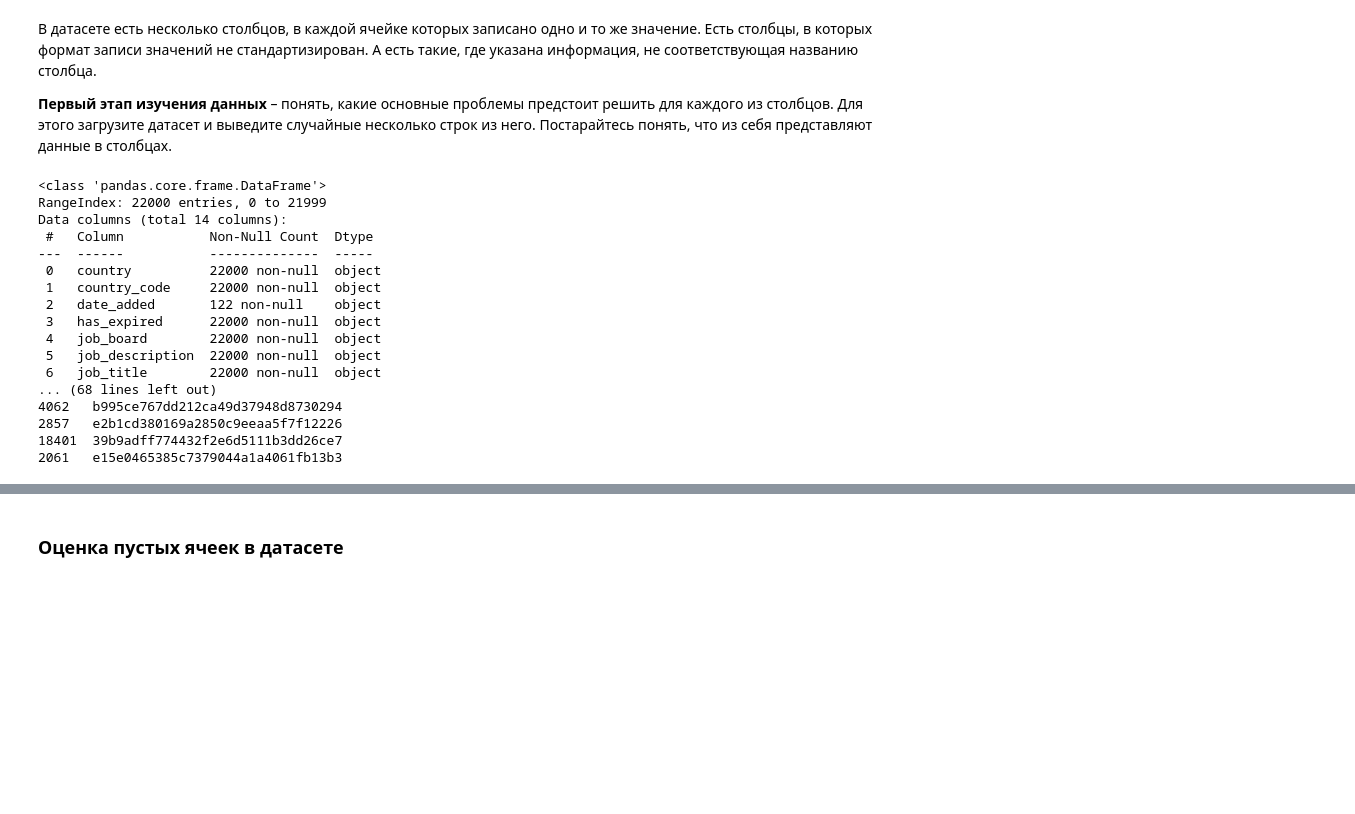
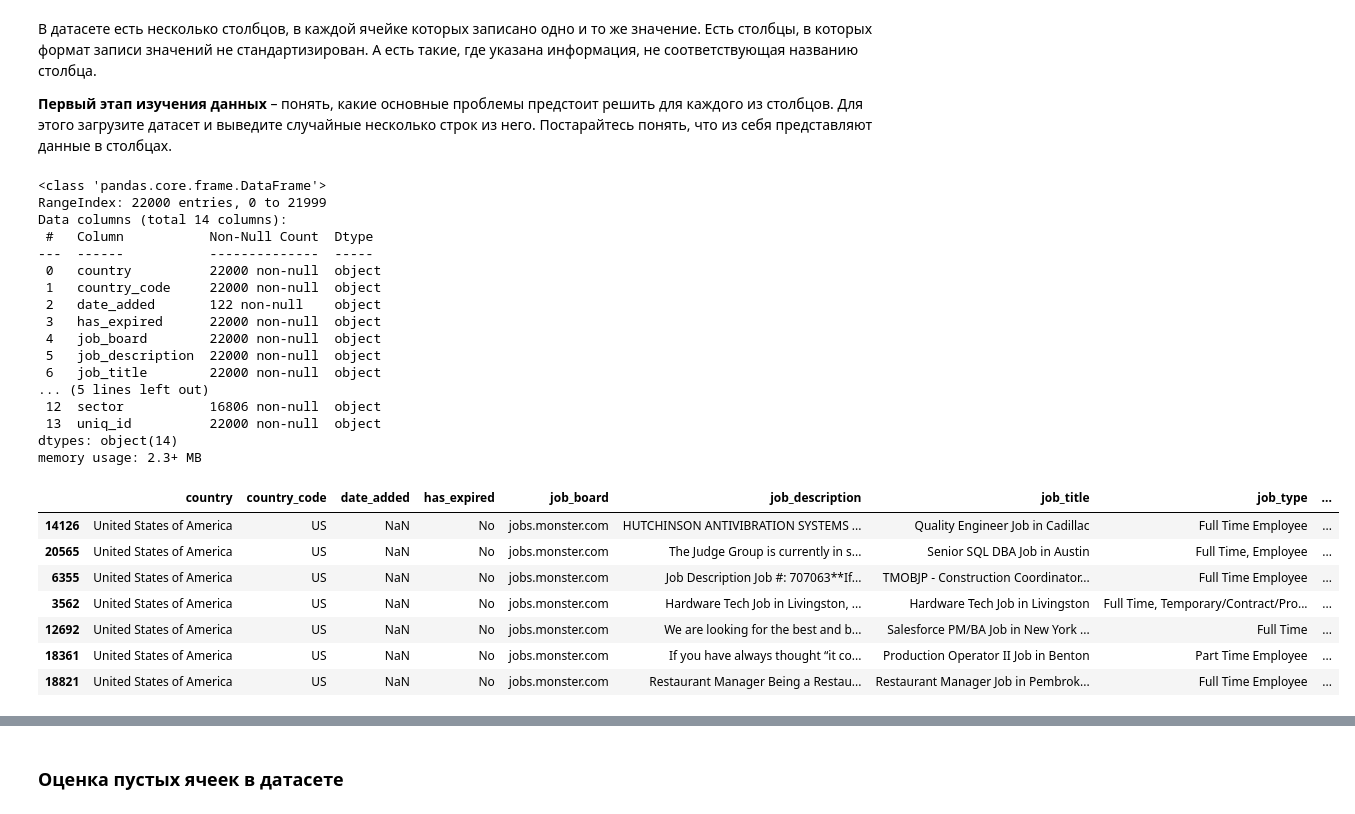
Before and after one commit to AndronIxI/cpp, a Jupyter notebook: labs/Лаба1_МЕВД_Сорокин.ipynb, the cells around one changed output, grey strips where cells are left out. Saved outputs shown, nothing was run; the diff lists cells and outputs as text; code cells hidden in the pictures; blank space fills up the shorter version.

```diff
--- a/labs/Лаба1_МЕВД_Сорокин.ipynb
+++ b/labs/Лаба1_МЕВД_Сорокин.ipynb
@@ -52,28 +52,36 @@ import seaborn as sns
 # %%
 import pandas as pd
 df = pd.read_csv("/content/monster_com_job_sample.csv")
 
-print(df.info())
+df.info()
 
-print(df.sample(7))
+df.sample(7)
 # %% [output]
 <class 'pandas.core.frame.DataFrame'>
 RangeIndex: 22000 entries, 0 to 21999
 Data columns (total 14 columns):
  #   Column           Non-Null Count  Dtype
 ---  ------           --------------  -----
  0   country          22000 non-null  object
  1   country_code     22000 non-null  object
  2   date_added       122 non-null    object
  3   has_expired      22000 non-null  object
  4   job_board        22000 non-null  object
  5   job_description  22000 non-null  object
  6   job_title        22000 non-null  object
-... (68 lines left out)
-4062   b995ce767dd212ca49d37948d8730294
-2857   e2b1cd380169a2850c9eeaa5f7f12226
-18401  39b9adff774432f2e6d5111b3dd26ce7
-2061   e15e0465385c7379044a1a4061fb13b3
+... (5 lines left out)
+ 12  sector           16806 non-null  object
+ 13  uniq_id          22000 non-null  object
+dtypes: object(14)
+memory usage: 2.3+ MB
+|  | country | country_code | date_added | has_expired | job_board | job_description | job_title | job_type | ... |
+| 14126 | United States of America | US | NaN | No | jobs.monster.com | HUTCHINSON ANTIVIBRATION SYSTEMS ... | Quality Engineer Job in Cadillac | Full Time Employee | ... |
+| 20565 | United States of America | US | NaN | No | jobs.monster.com | The Judge Group is currently in s... | Senior SQL DBA Job in Austin | Full Time, Employee | ... |
+| 6355 | United States of America | US | NaN | No | jobs.monster.com | Job Description Job #: 707063**If... | TMOBJP - Construction Coordinator... | Full Time Employee | ... |
+| 3562 | United States of America | US | NaN | No | jobs.monster.com | Hardware Tech Job in Livingston, ... | Hardware Tech Job in Livingston | Full Time, Temporary/Contract/Pro... | ... |
+| 12692 | United States of America | US | NaN | No | jobs.monster.com | We are looking for the best and b... | Salesforce PM/BA Job in New York ... | Full Time | ... |
+| 18361 | United States of America | US | NaN | No | jobs.monster.com | If you have always thought “it co... | Production Operator II Job in Benton | Part Time Employee | ... |
+| 18821 | United States of America | US | NaN | No | jobs.monster.com | Restaurant Manager Being a Restau... | Restaurant Manager Job in Pembrok... | Full Time Employee | ... |
 # %% [markdown]
 **Задание**
 
```
Also changed, not shown: parts of 1 cell of this notebook.
